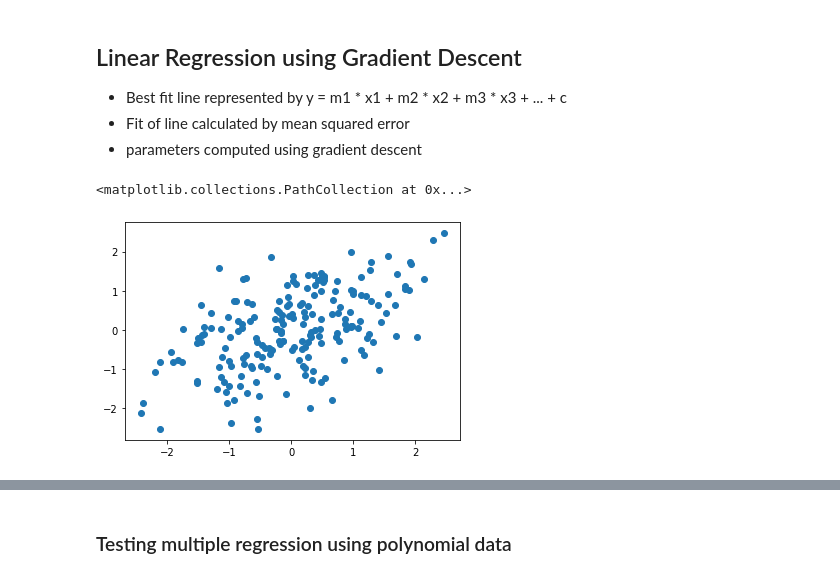
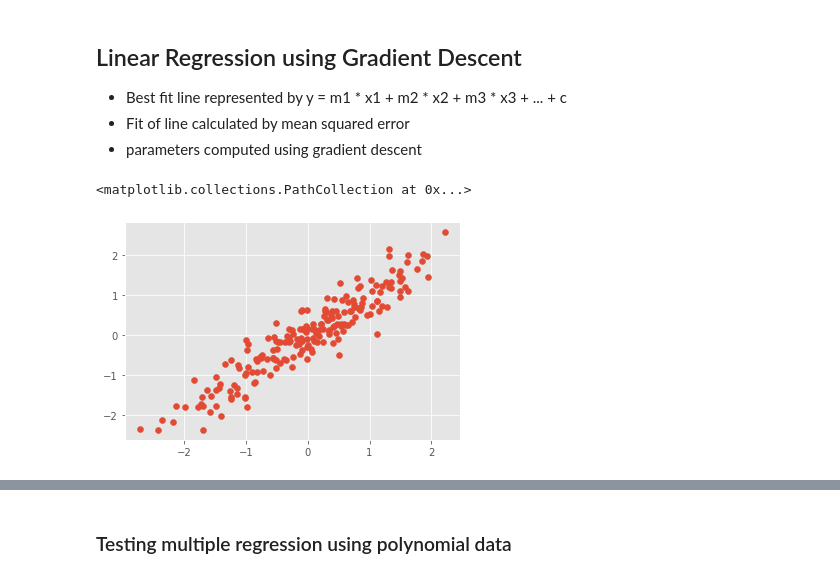
Before and after one commit to prathameshbhalekar/Machine-Learning-From-Scratch, a Jupyter notebook: Linear Regression using Gradient Descent.ipynb, the cells around one changed output, grey strips where cells are left out. Saved outputs shown, nothing was run; the diff lists cells and outputs as text; code cells hidden in the pictures.

Commit message:
changed ipynb files to use algorithms from implementation

```diff
--- a/Linear Regression using Gradient Descent.ipynb
+++ b/Linear Regression using Gradient Descent.ipynb
@@ -5,9 +5,11 @@
 - Fit of line calculated by mean squared error
 - parameters computed using gradient descent
 # %%
+import numpy as np
 import pandas as pd
-import numpy as np
 import matplotlib.pyplot as plt
 import seaborn as sns
 from sklearn import preprocessing
 from sklearn.datasets import make_regression
+from implementation.LinearRegression import LinearRegression
+plt.style.use('ggplot')
@@ -55,9 +16,9 @@ class linear_regression:
 # %%
-x,y=make_regression(n_features=1,n_samples=200,bias=20,noise=40)
+x, y = make_regression(n_features = 1, n_samples = 200, bias = 20, noise = 35)
 x = preprocessing.scale(x)
 y = preprocessing.scale(y)
-plt.scatter(x,y)
+plt.scatter(x, y)
 # %% [output]
 <matplotlib.collections.PathCollection at 0x...>
-[figure, old version]
+[figure, new version]
 # %%
```
Also changed, not shown: parts of 11 cells of this notebook, 4 other files.
